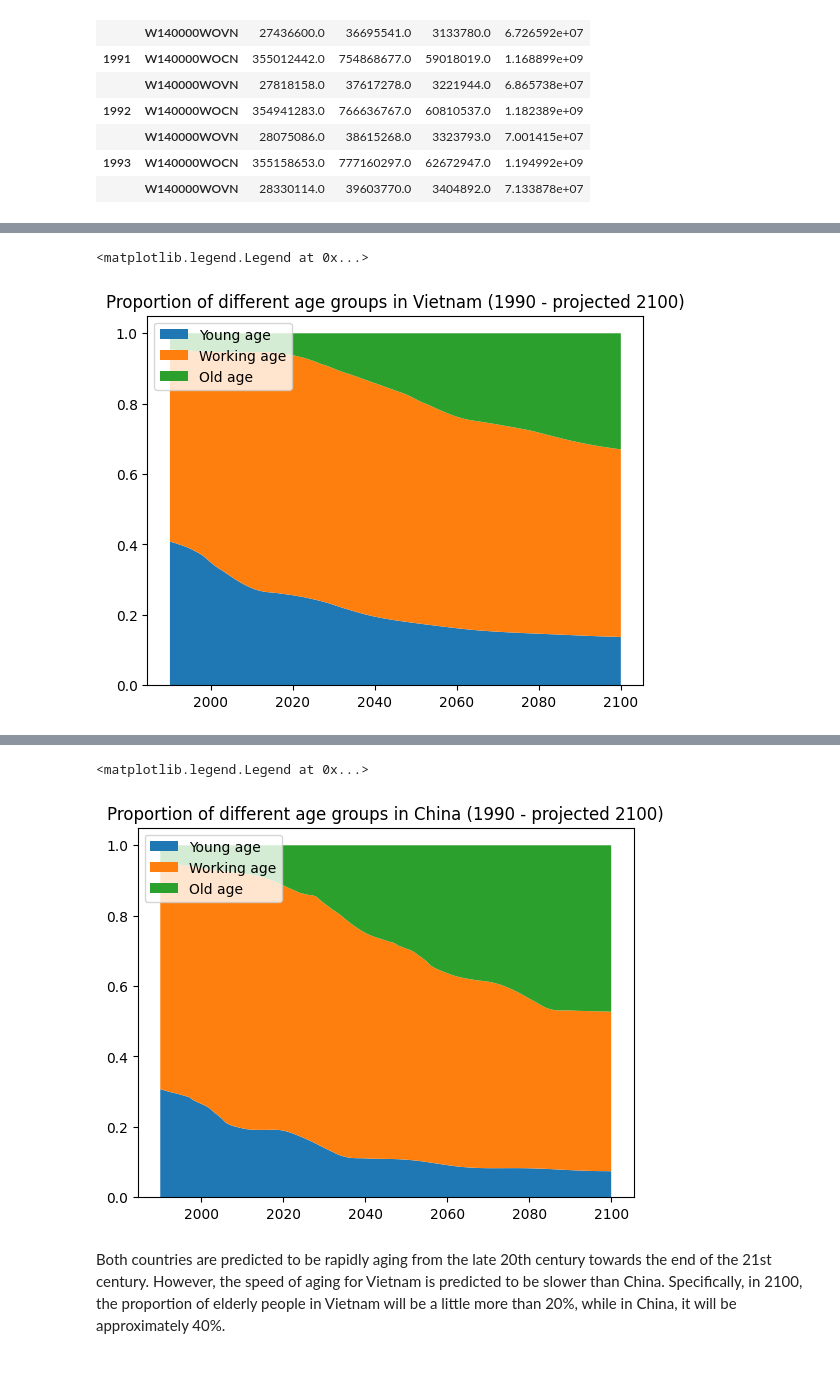
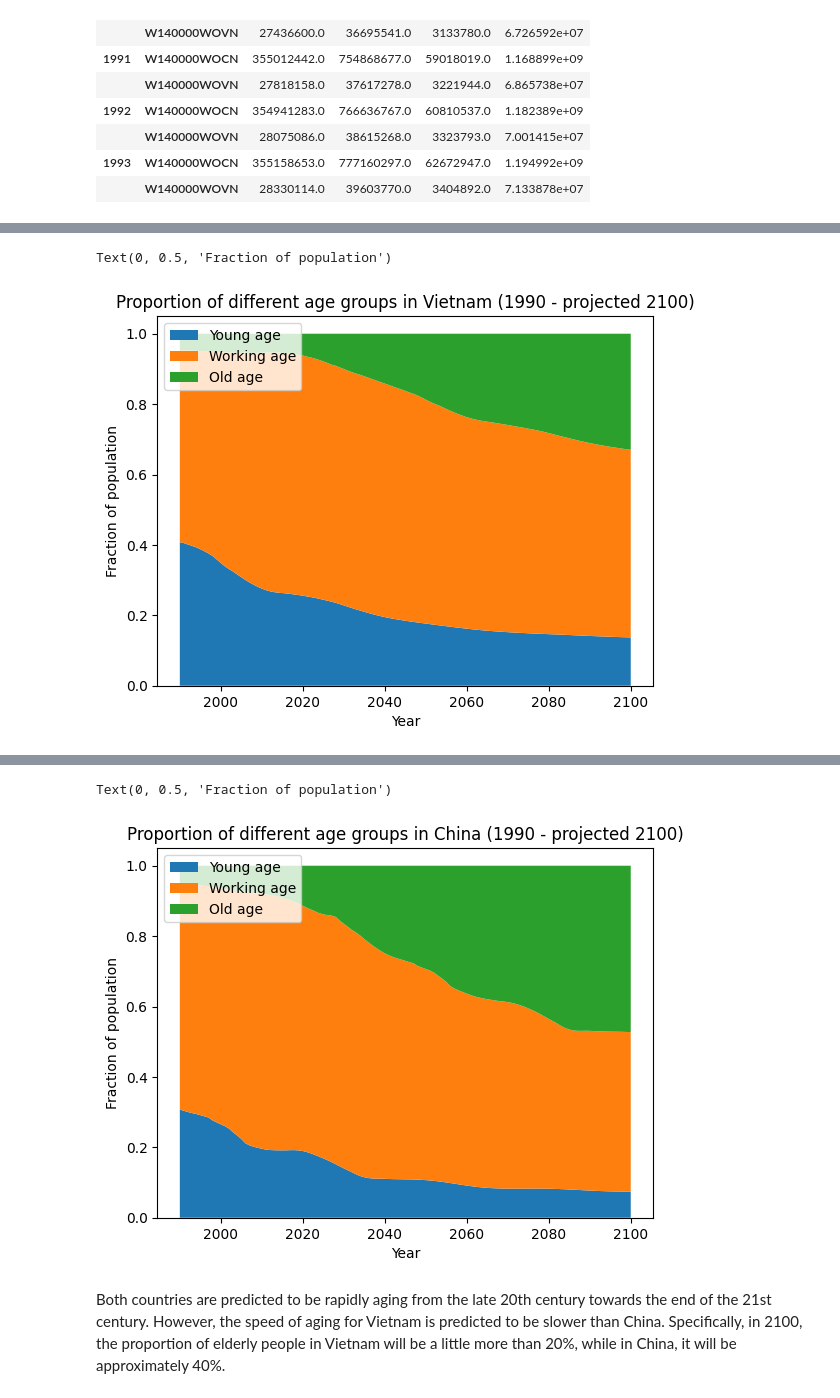
Before and after one commit to thaianle/international-database, a Jupyter notebook: idbsingleyear-python.ipynb, the cells around one changed output, grey strips where cells are left out. Saved outputs shown, nothing was run; the diff lists cells and outputs as text; code cells hidden in the pictures; blank space fills up the shorter version.

```diff
--- a/idbsingleyear-python.ipynb
+++ b/idbsingleyear-python.ipynb
@@ -561,9 +561,11 @@ vn_0_pivot.head()
 plt.stackplot(vn_0_pivot['#YR'], vn_0_pivot['Young_Pct'], vn_0_pivot['Working_Pct'], vn_0_pivot['Old_Pct'])
 plt.title('Proportion of different age groups in Vietnam (1990 - projected 2100)')
 plt.legend(['Young age', 'Working age', 'Old age'], loc = 'upper left')
+plt.xlabel('Year')
+plt.ylabel('Fraction of population')
 # %% [output]
-<matplotlib.legend.Legend at 0x...>
+Text(0, 0.5, 'Fraction of population')
-[figure, old version]
+[figure, new version]
 # %%
 # Do the same with China
 ch_0_pivot = vn_ch_0_pivot[vn_ch_0_pivot['GEO_ID'] == 'W140000WOCN']
@@ -578,10 +580,12 @@ ch_0_pivot.head()
 # %%
 plt.stackplot(ch_0_pivot['#YR'], ch_0_pivot['Young_Pct'], ch_0_pivot['Working_Pct'], ch_0_pivot['Old_Pct'])
 plt.title('Proportion of different age groups in China (1990 - projected 2100)')
 plt.legend(['Young age', 'Working age', 'Old age'], loc = 'upper left')
+plt.xlabel('Year')
+plt.ylabel('Fraction of population')
 # %% [output]
-<matplotlib.legend.Legend at 0x...>
+Text(0, 0.5, 'Fraction of population')
-[figure, old version]
+[figure, new version]
 # %% [markdown]
 Both countries are predicted to be rapidly aging from the late 20th century towards the end of the 21st century. However, the speed of aging for Vietnam is predicted to be slower than China. Specifically, in 2100, the proportion of elderly people in Vietnam will be a little more than 20%, while in China, it will be approximately 40%.
 # %% [markdown]
```
Also changed, not shown: parts of 7 cells of this notebook.
